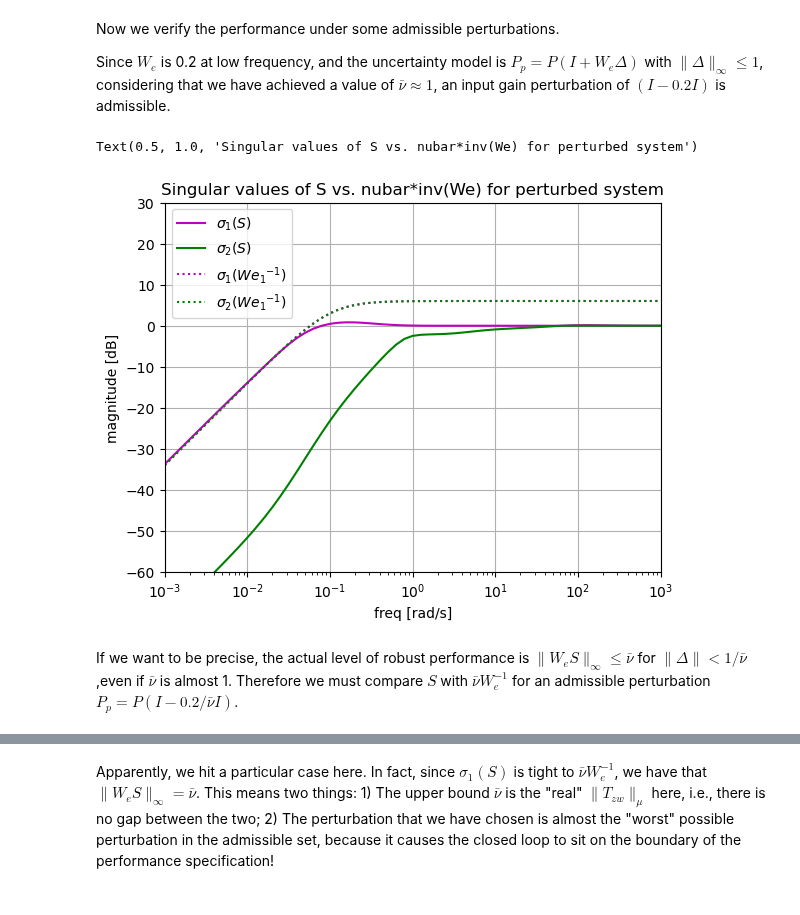
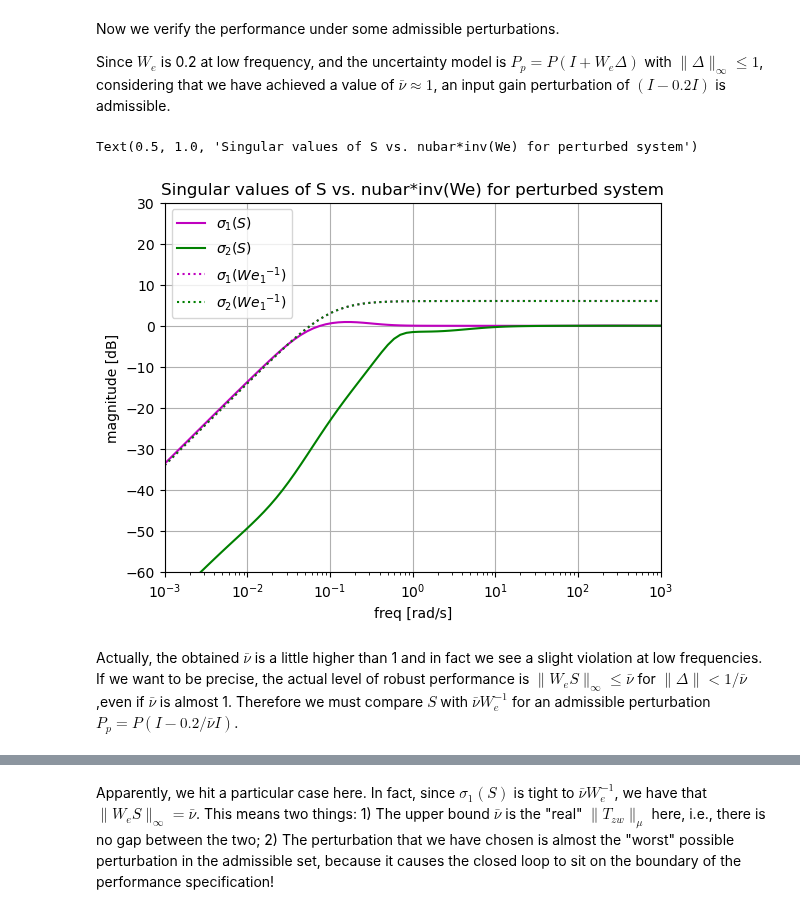
Before and after one commit to giannibi/rpc-scripts, a Jupyter notebook: examples/Part5/02 robust_performance_1.ipynb, the cells around one changed output, grey strips where cells are left out. Saved outputs shown, nothing was run; the diff lists cells and outputs as text; code cells hidden in the pictures.

```diff
--- a/examples/Part5/02 robust_performance_1.ipynb
+++ b/examples/Part5/02 robust_performance_1.ipynb
@@ -42,7 +44,7 @@ We = w_e.append(w_e)
 display("Performance weight", We)
 
 # Frequency range for mu computations
-omega = np.logspace(-3, 3, 61)
+omega = np.logspace(-3, 3, 81)
 
 Wisv = rb.sigma(w_i, omega)
 Wesv = rb.sigma(w_e, omega)
@@ -187,35 +194,35 @@ Now we verify the performance under some admissible perturbations.
 
 Since $W_e$ is 0.2 at low frequency, and the uncertainty model is $P_p=P(I+W_e\Delta)$ with $\|\Delta\|_\infty \leq 1$, considering that we have achieved a value of $\bar\nu\approx 1$, an input gain perturbation of $(I-0.2I)$ is admissible.
 # %%
-# Generate an admissible perturbed plan
+# Generate an admissible perturbed plant
 Pp = P*(I-0.2*I)
 Pp.input_labels = ['up[0]','up[1]']
 Pp.output_labels = ['yp[0]','yp[1]']
 
 # Sensitivity of perturbed system
-Sp = ct.minreal(ct.interconnect([Pp, Delta, K, Wi, We, sumdelta, fbk],
+Sp = ct.interconnect([Pp, Delta, K, Wi, We, sumdelta, fbk],
                     inputs=['w[0]','w[1]'],
-                    outputs=['y[0]','y[1]'], check_unused=False), verbose=False)
+                    outputs=['y[0]','y[1]'], check_unused=False)
 
 # Compute singular values of S over frequency
 Spsv = rb.sigma(Sp, omega)
 
 plt.semilogx(omega, 20*np.log10(Spsv[:, 0]), 'm', label=r'$\sigma_1(S)$')
 plt.semilogx(omega, 20*np.log10(Spsv[:, 1]), 'g', label=r'$\sigma_2(S)$')
 plt.semilogx(omega, 20*np.log10(Weinvsv[:, 0]), 'm:', label=r'$\sigma_1({We_1}^{-1})$')
 plt.semilogx(omega, 20*np.log10(Weinvsv[:, 1]), 'g:', label=r'$\sigma_2({We_1}^{-1})$')
 plt.ylim([-60, 30])
 plt.ylabel('magnitude [dB]')
 plt.xlim([1e-3, 1e3])
 plt.xlabel('freq [rad/s]')
 plt.legend()
 plt.grid()
 plt.title('Singular values of S vs. nubar*inv(We) for perturbed system')
 # %% [output]
 Text(0.5, 1.0, 'Singular values of S vs. nubar*inv(We) for perturbed system')
-[figure, old version]
+[figure, new version]
 # %% [markdown]
-If we want to be precise, the actual level of robust performance is $\|W_e S\|_\infty \leq \bar\nu$ for $\|\Delta\|<1/\bar\nu$ ,even if $\bar\nu$ is almost 1. Therefore we must compare $S$ with $\bar\nu W_e^{-1}$ for an admissible perturbation $P_p=P(I-0.2/\bar\nu I)$.
+Actually, the obtained $\bar\nu$ is a little higher than 1 and in fact we see a slight violation at low frequencies. If we want to be precise, the actual level of robust performance is $\|W_e S\|_\infty \leq \bar\nu$ for $\|\Delta\|<1/\bar\nu$ ,even if $\bar\nu$ is almost 1. Therefore we must compare $S$ with $\bar\nu W_e^{-1}$ for an admissible perturbation $P_p=P(I-0.2/\bar\nu I)$.
 # %%
 # Generate an admissible perturbed plant
 Pp = P*(I-0.2/best_nubar*I)
```
Also changed, not shown: parts of 9 cells of this notebook, 3 other files.
